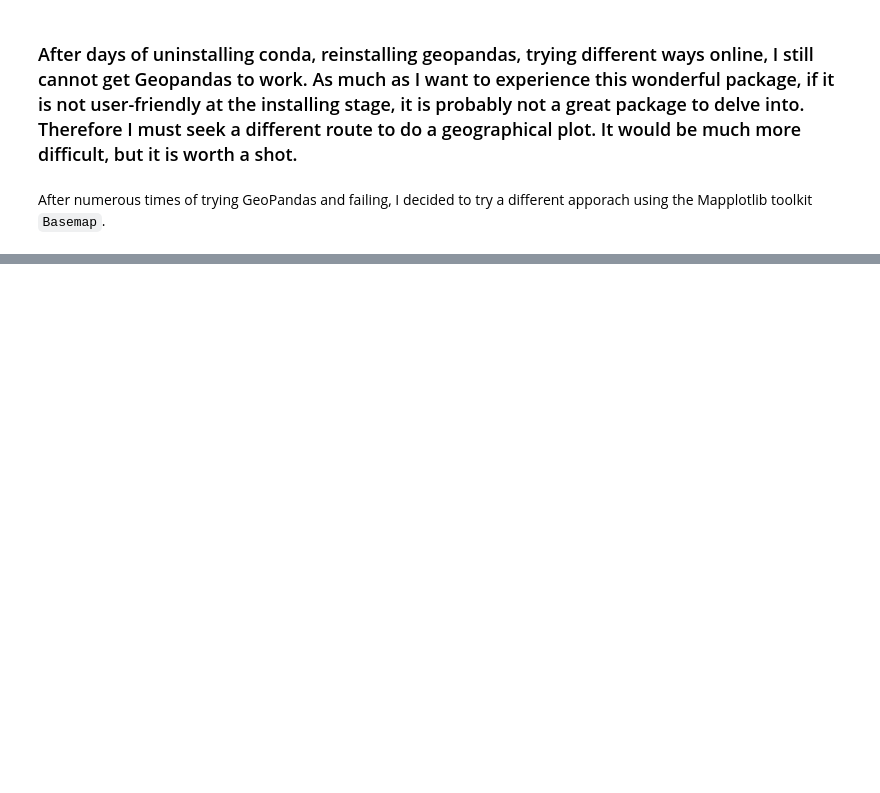
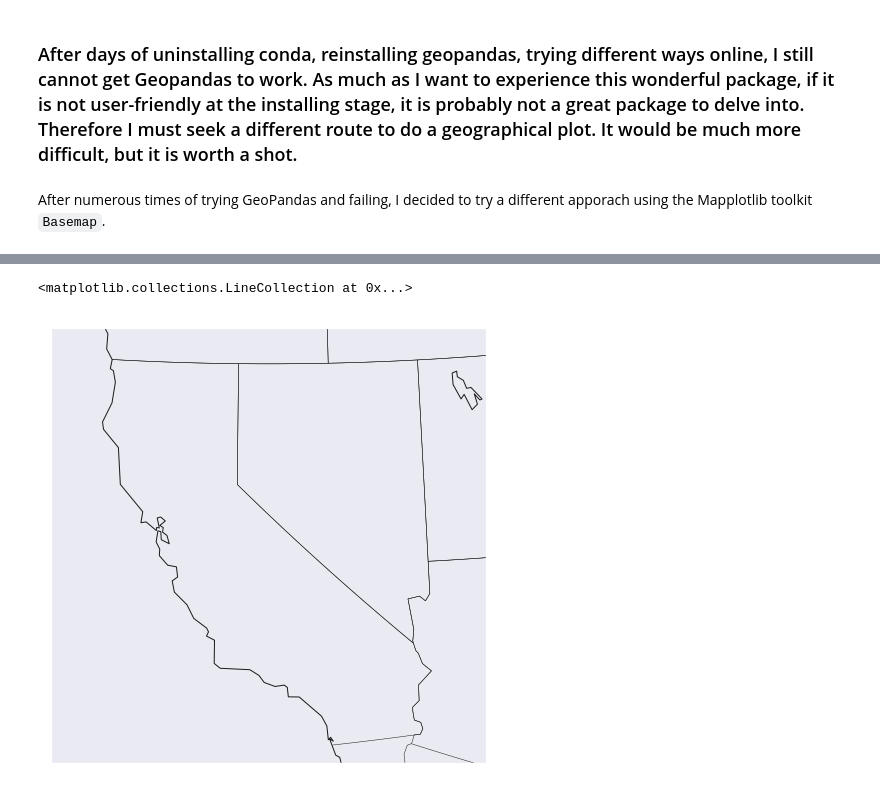
Before and after one commit to gigglypear/movebank_explore, a Jupyter notebook: code/Movebank Data Analysis Attempt.ipynb, the cells around one changed output, grey strips where cells are left out. Cells and saved outputs as stored; diff of their text form; code cells hidden in the pictures; blank space fills up the shorter version.

```diff
--- a/code/Movebank Data Analysis Attempt.ipynb
+++ b/code/Movebank Data Analysis Attempt.ipynb
@@ -765,0 +768,12 @@ ModuleNotFoundError: No module named 'Basemap'
+# %%
+fig = plt.figure(figsize=(8, 8))
+
+m = Basemap(projection='lcc', resolution='l',
+            lat_0=37.5, lon_0=-119,
+            width=1.2E6, height=1.2E6)
+m.drawcoastlines()
+m.drawcountries()
+m.drawstates()
+# %% [output]
+<matplotlib.collections.LineCollection at 0x...>
+[figure, added]
```
Also changed, not shown: parts of 3 cells of this notebook, 3 other files.
